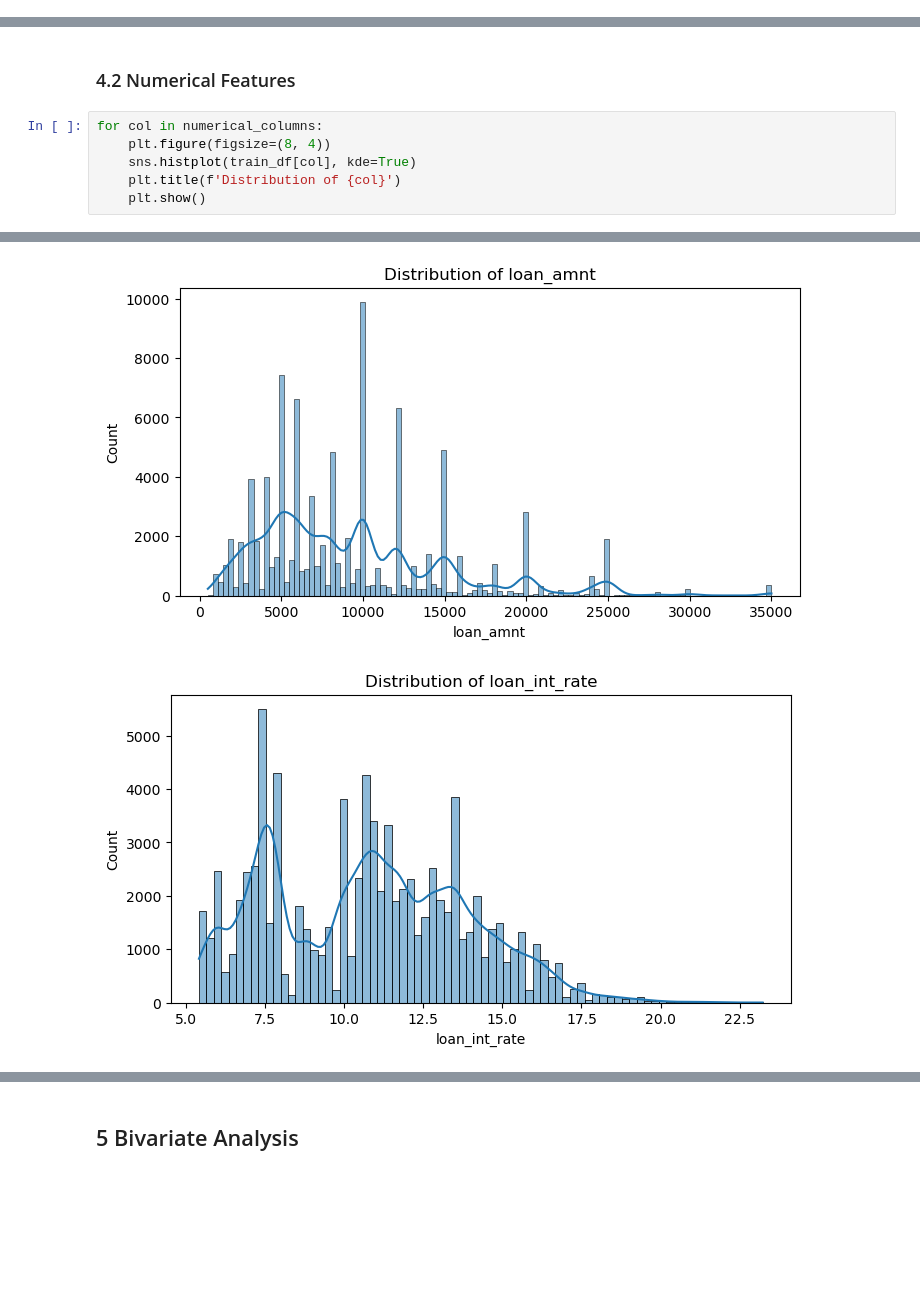
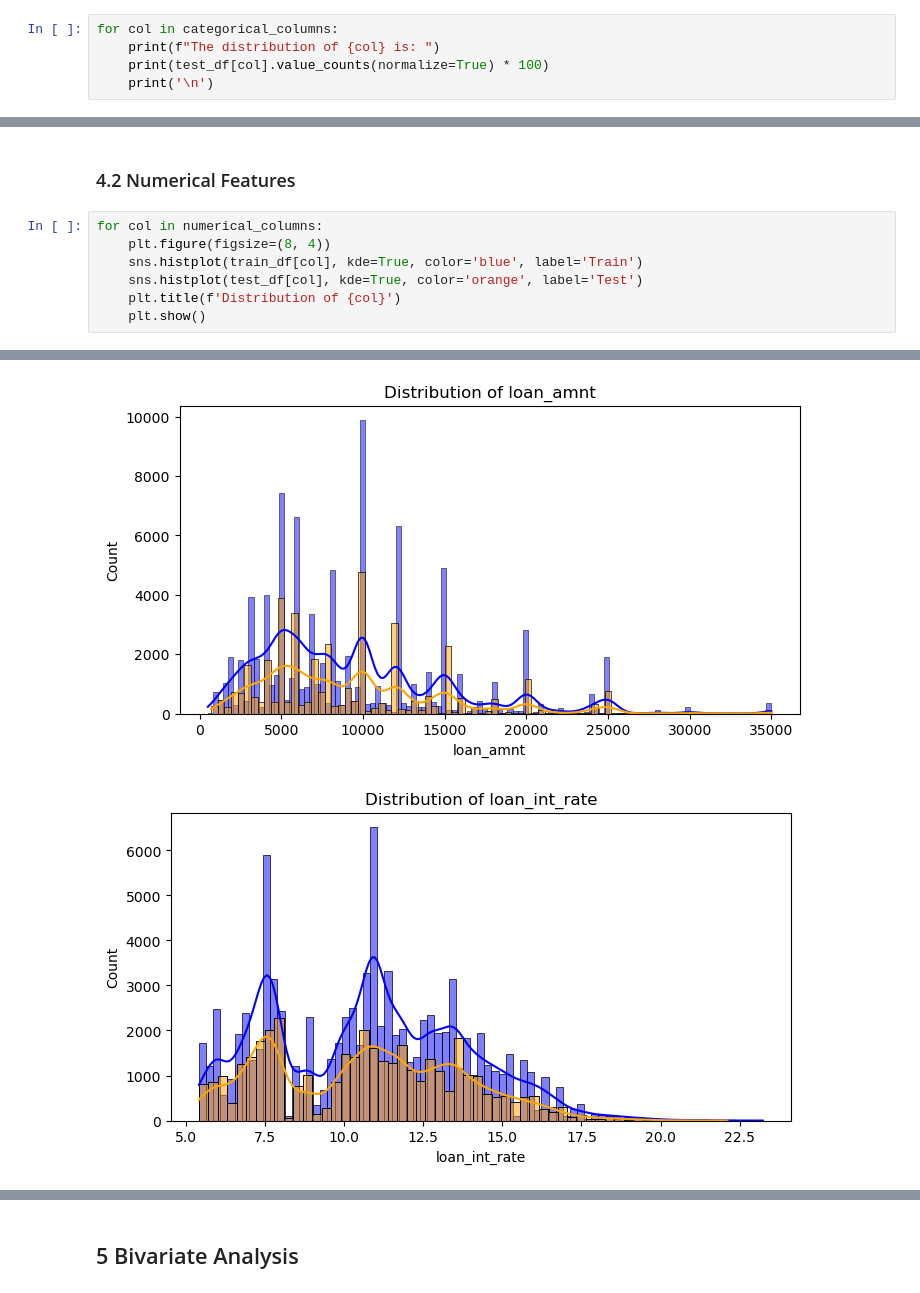
Before and after one commit to Rachel0619/Loan-Approval-Prediction, a Jupyter notebook: notebooks/EDA.ipynb, the cells around one changed output, grey strips where cells are left out. Saved outputs shown, nothing was run; the diff lists cells and outputs as text; blank space fills up the shorter version.

```diff
--- a/notebooks/EDA.ipynb
+++ b/notebooks/EDA.ipynb
@@ -237,3 +238,8 @@ cb_person_default_on_file
 N    84.163506
 Y    15.836494
 Name: proportion, dtype: float64
+# %%
+for col in categorical_columns:
+    print(f"The distribution of {col} is: ")
+    print(test_df[col].value_counts(normalize=True) * 100)
+    print('\n')
@@ -260,7 +286,8 @@ No high cardinality problems exist in the categorical features
 # %%
 for col in numerical_columns:
     plt.figure(figsize=(8, 4))
-    sns.histplot(train_df[col], kde=True)
+    sns.histplot(train_df[col], kde=True, color='blue', label='Train')
+    sns.histplot(test_df[col], kde=True, color='orange', label='Test')
     plt.title(f'Distribution of {col}')
     plt.show()
 # %% [output]
@@ -270,2 +297,2 @@ for col in numerical_columns:
-[figure, old version]
+[figure, new version]
-[figure, old version]
+[figure, new version]
```
Also changed, not shown: parts of 9 cells of this notebook, 2 other files.
